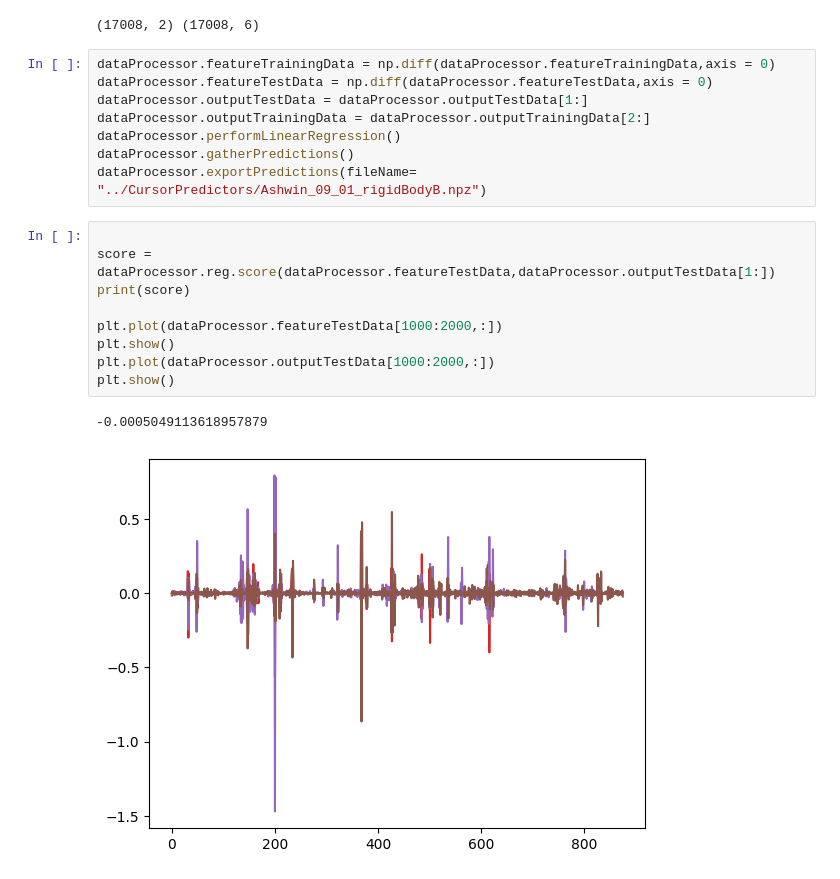
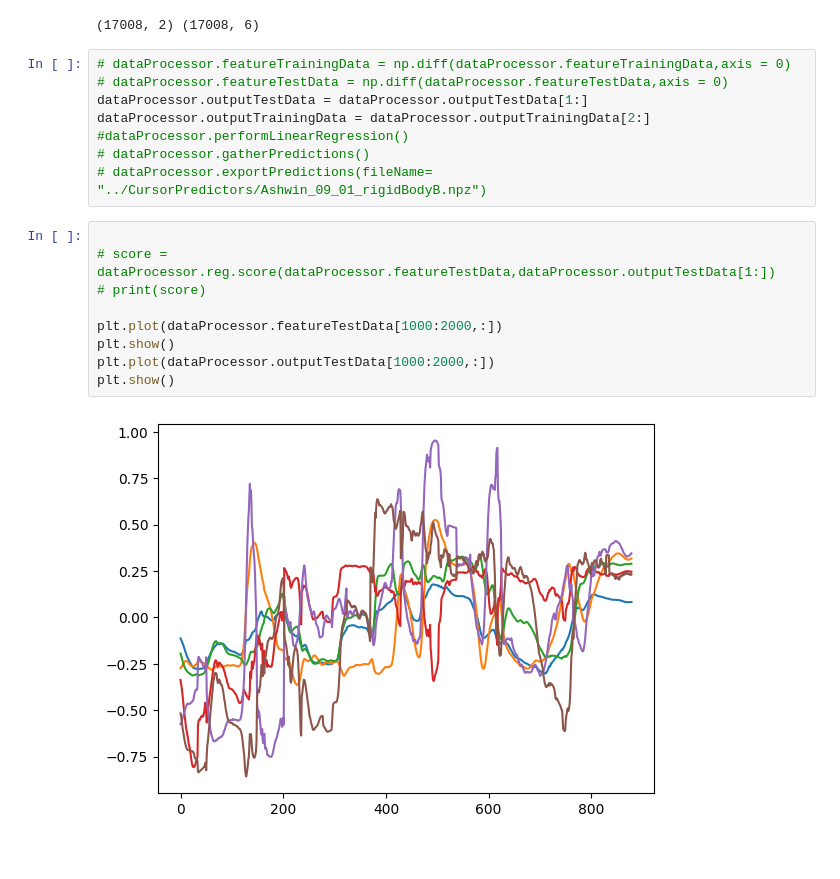
Before and after one commit to ashwin133/BrainMachineInterfaces_pilotExperiment, a Jupyter notebook: DataAnalysis/conductDecoderAnalysis.ipynb, the cells around one changed output. Drawn from its saved outputs; the diff is of its cells as text.

Commit message:
train decoder work

```diff
--- a/DataAnalysis/conductDecoderAnalysis.ipynb
+++ b/DataAnalysis/conductDecoderAnalysis.ipynb
@@ -27,25 +26,24 @@ print(dataProcessor.outputTrainingData.shape,dataProcessor.featureTrainingData.s
 # %% [output]
 (17008, 2) (17008, 6)
 # %%
-dataProcessor.featureTrainingData = np.diff(dataProcessor.featureTrainingData,axis = 0)
-dataProcessor.featureTestData = np.diff(dataProcessor.featureTestData,axis = 0)
+# dataProcessor.featureTrainingData = np.diff(dataProcessor.featureTrainingData,axis = 0)
+# dataProcessor.featureTestData = np.diff(dataProcessor.featureTestData,axis = 0)
 dataProcessor.outputTestData = dataProcessor.outputTestData[1:]
 dataProcessor.outputTrainingData = dataProcessor.outputTrainingData[2:]
-dataProcessor.performLinearRegression()
-dataProcessor.gatherPredictions()
-dataProcessor.exportPredictions(fileName= "../CursorPredictors/Ashwin_09_01_rigidBodyB.npz")
+#dataProcessor.performLinearRegression()
+# dataProcessor.gatherPredictions()
+# dataProcessor.exportPredictions(fileName= "../CursorPredictors/Ashwin_09_01_rigidBodyB.npz")
 # %%
 
-score = dataProcessor.reg.score(dataProcessor.featureTestData,dataProcessor.outputTestData[1:])
-print(score)
+# score = dataProcessor.reg.score(dataProcessor.featureTestData,dataProcessor.outputTestData[1:])
+# print(score)
 
 plt.plot(dataProcessor.featureTestData[1000:2000,:])
 plt.show()
 plt.plot(dataProcessor.outputTestData[1000:2000,:])
 plt.show()
 # %% [output]
--0.0005049113618957879
-[figure, old version]
+[figure, new version]
 [figure]
 # %%
 # THIS SECTION SHOWS THAT BY HAVING THE CONTROL RIGID BODY INFORMATION, ONE CAN
```
Also changed, not shown: parts of 12 cells of this notebook, 2 other files.
